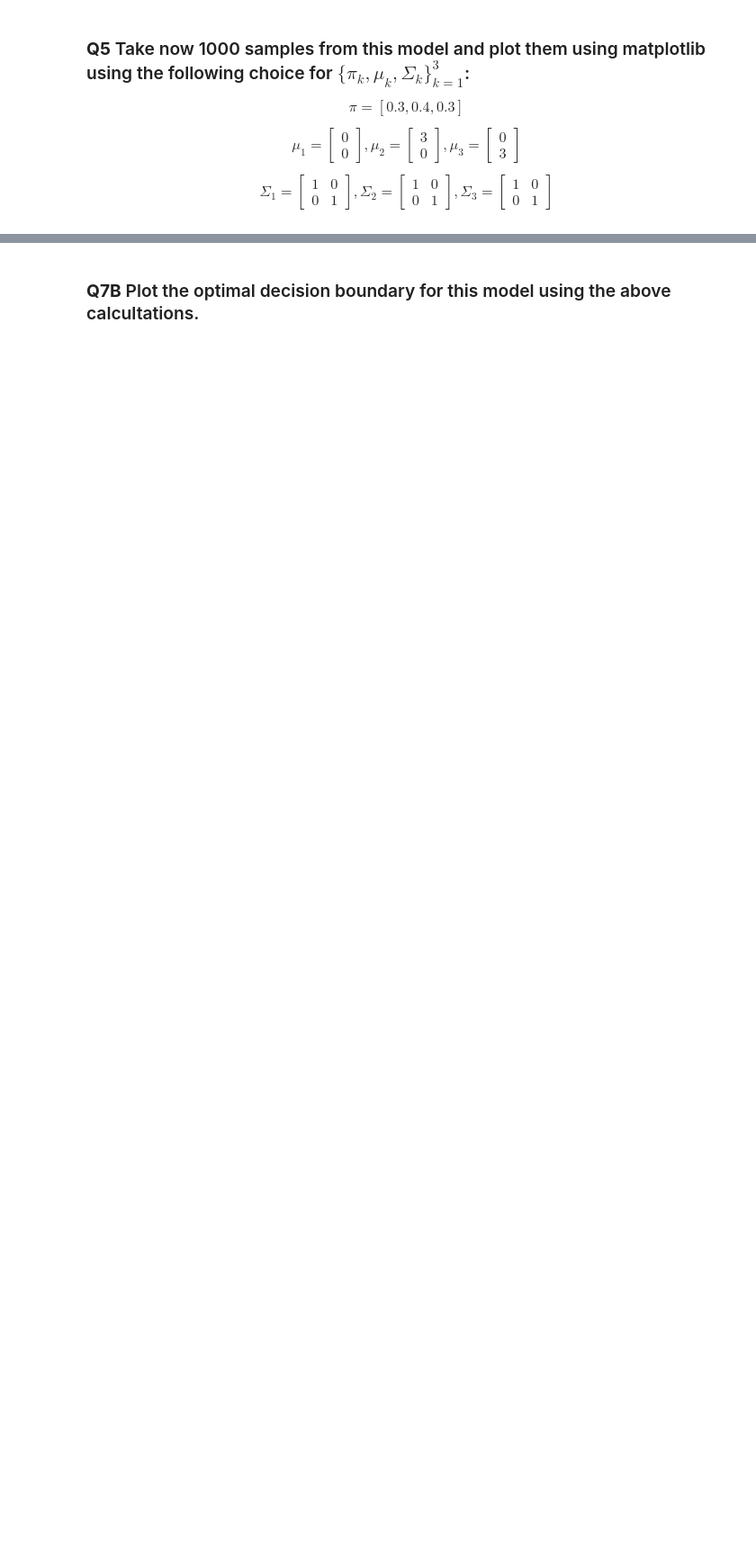
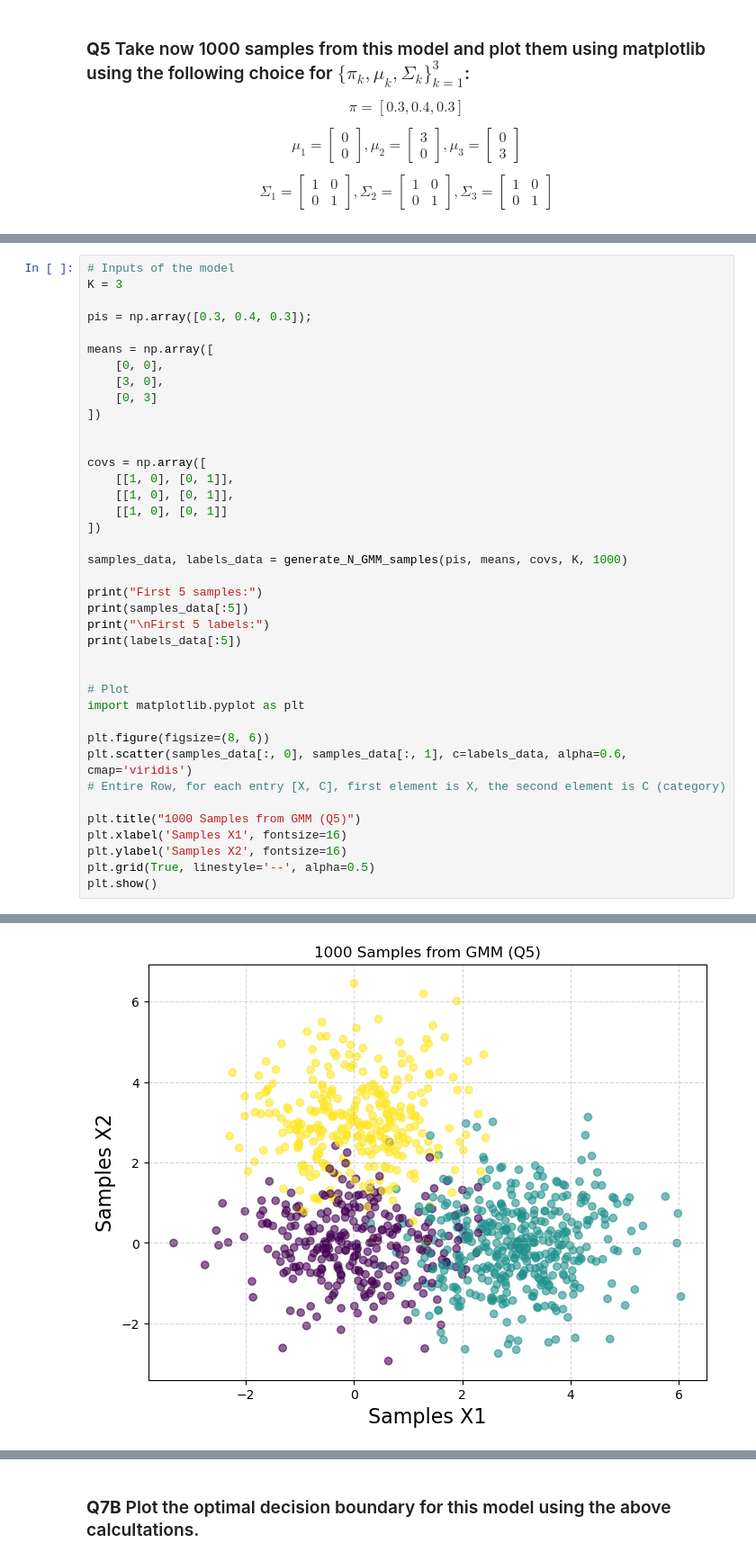
Before and after one commit to Jerry0209/FundamentalLearningEPFL, a Jupyter notebook: HW2/hw2_theory_v1_Tianrui.ipynb, the cells around one changed output, grey strips where cells are left out. Shown at 90% size. Drawn from its saved outputs; the diff is of its cells as text; blank space fills up the shorter version.

```diff
--- a/HW2/hw2_theory_v1_Tianrui.ipynb
+++ b/HW2/hw2_theory_v1_Tianrui.ipynb
@@ -51,0 +218,40 @@ We define the decision boundary between two classes $c_i$ and $c_j$ as the set o
+# %%
+# Inputs of the model
+K = 3
+
+pis = np.array([0.3, 0.4, 0.3]);
+
+means = np.array([
+    [0, 0],
+    [3, 0],
+    [0, 3]
+])
+
+
+covs = np.array([
+    [[1, 0], [0, 1]],
+    [[1, 0], [0, 1]],
+    [[1, 0], [0, 1]]
+])
+
+samples_data, labels_data = generate_N_GMM_samples(pis, means, covs, K, 1000)
+
+print("First 5 samples:")
+print(samples_data[:5])
+print("\nFirst 5 labels:")
+print(labels_data[:5])
+
+
+# Plot
+import matplotlib.pyplot as plt
+
+plt.figure(figsize=(8, 6))
+plt.scatter(samples_data[:, 0], samples_data[:, 1], c=labels_data, alpha=0.6, cmap='viridis')
+# Entire Row, for each entry [X, C], first element is X, the second element is C (category)
+
+plt.title("1000 Samples from GMM (Q5)")
+plt.xlabel('Samples X1', fontsize=16)
+plt.ylabel('Samples X2', fontsize=16)
+plt.grid(True, linestyle='--', alpha=0.5)
+plt.show()
+# %% [output]
@@ -51,0 +267 @@ We define the decision boundary between two classes $c_i$ and $c_j$ as the set o
+[figure, added]
```
Also changed, not shown: parts of 19 cells of this notebook, 5 other files.
